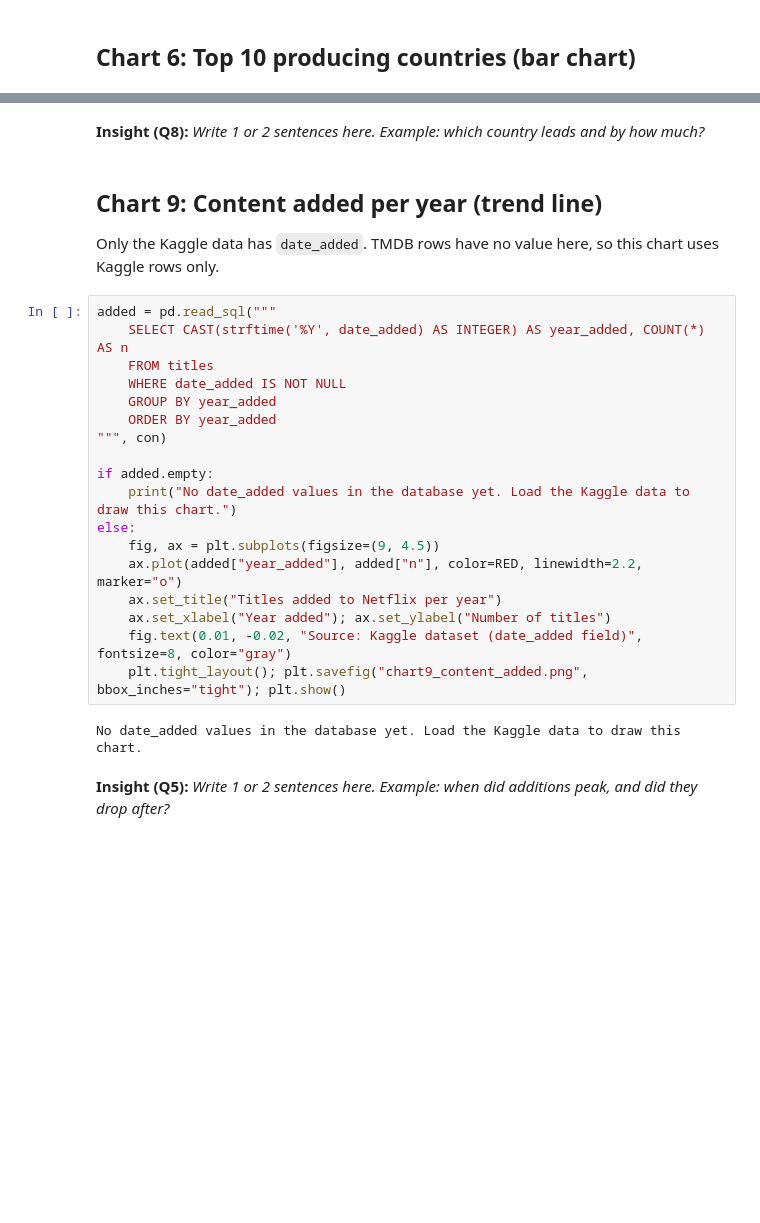
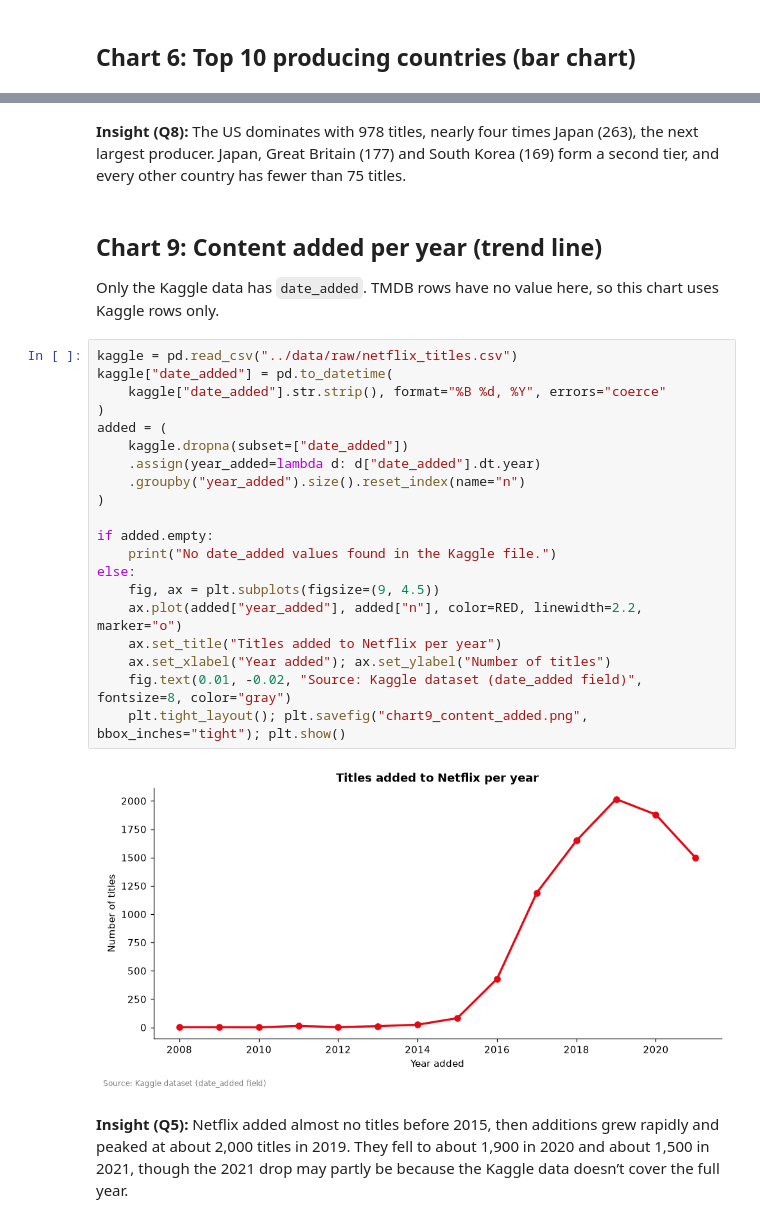
Before and after one commit to duakazmi06-svg/netflix-content-intelligence, a Jupyter notebook: notebooks/eda_p3.ipynb, the cells around one changed output, grey strips where cells are left out. Cells and saved outputs as stored; diff of their text form; blank space fills up the shorter version.

Commit message:
Person 3: add charts and insights 3, 6, 9

```diff
--- a/notebooks/eda_p3.ipynb
+++ b/notebooks/eda_p3.ipynb
@@ -73,27 +73,29 @@ plt.tight_layout(); plt.savefig("chart6_top_countries.png", bbox_inches="tight")
 # %% [markdown]
-**Insight (Q8):** _Write 1 or 2 sentences here. Example: which country leads and by how much?_
+**Insight (Q8):** The US dominates with 978 titles, nearly four times Japan (263), the next largest producer. Japan, Great Britain (177) and South Korea (169) form a second tier, and every other country has fewer than 75 titles.
 # %% [markdown]
 ## Chart 9: Content added per year (trend line)
 Only the Kaggle data has `date_added`. TMDB rows have no value here, so this chart uses Kaggle rows only.
 # %%
-added = pd.read_sql("""
-    SELECT CAST(strftime('%Y', date_added) AS INTEGER) AS year_added, COUNT(*) AS n
-    FROM titles
-    WHERE date_added IS NOT NULL
-    GROUP BY year_added
-    ORDER BY year_added
-""", con)
+kaggle = pd.read_csv("../data/raw/netflix_titles.csv")
+kaggle["date_added"] = pd.to_datetime(
+    kaggle["date_added"].str.strip(), format="%B %d, %Y", errors="coerce"
+)
+added = (
+    kaggle.dropna(subset=["date_added"])
+    .assign(year_added=lambda d: d["date_added"].dt.year)
+    .groupby("year_added").size().reset_index(name="n")
+)
 
 if added.empty:
-    print("No date_added values in the database yet. Load the Kaggle data to draw this chart.")
+    print("No date_added values found in the Kaggle file.")
 else:
     fig, ax = plt.subplots(figsize=(9, 4.5))
     ax.plot(added["year_added"], added["n"], color=RED, linewidth=2.2, marker="o")
     ax.set_title("Titles added to Netflix per year")
     ax.set_xlabel("Year added"); ax.set_ylabel("Number of titles")
     fig.text(0.01, -0.02, "Source: Kaggle dataset (date_added field)", fontsize=8, color="gray")
     plt.tight_layout(); plt.savefig("chart9_content_added.png", bbox_inches="tight"); plt.show()
 # %% [output]
-No date_added values in the database yet. Load the Kaggle data to draw this chart.
+[figure, added]
 # %% [markdown]
-**Insight (Q5):** _Write 1 or 2 sentences here. Example: when did additions peak, and did they drop after?_
+**Insight (Q5):** Netflix added almost no titles before 2015, then additions grew rapidly and peaked at about 2,000 titles in 2019. They fell to about 1,900 in 2020 and about 1,500 in 2021, though the 2021 drop may partly be because the Kaggle data doesn’t cover the full year.
```
Also changed, not shown: parts of 3 cells of this notebook, 3 other files.
